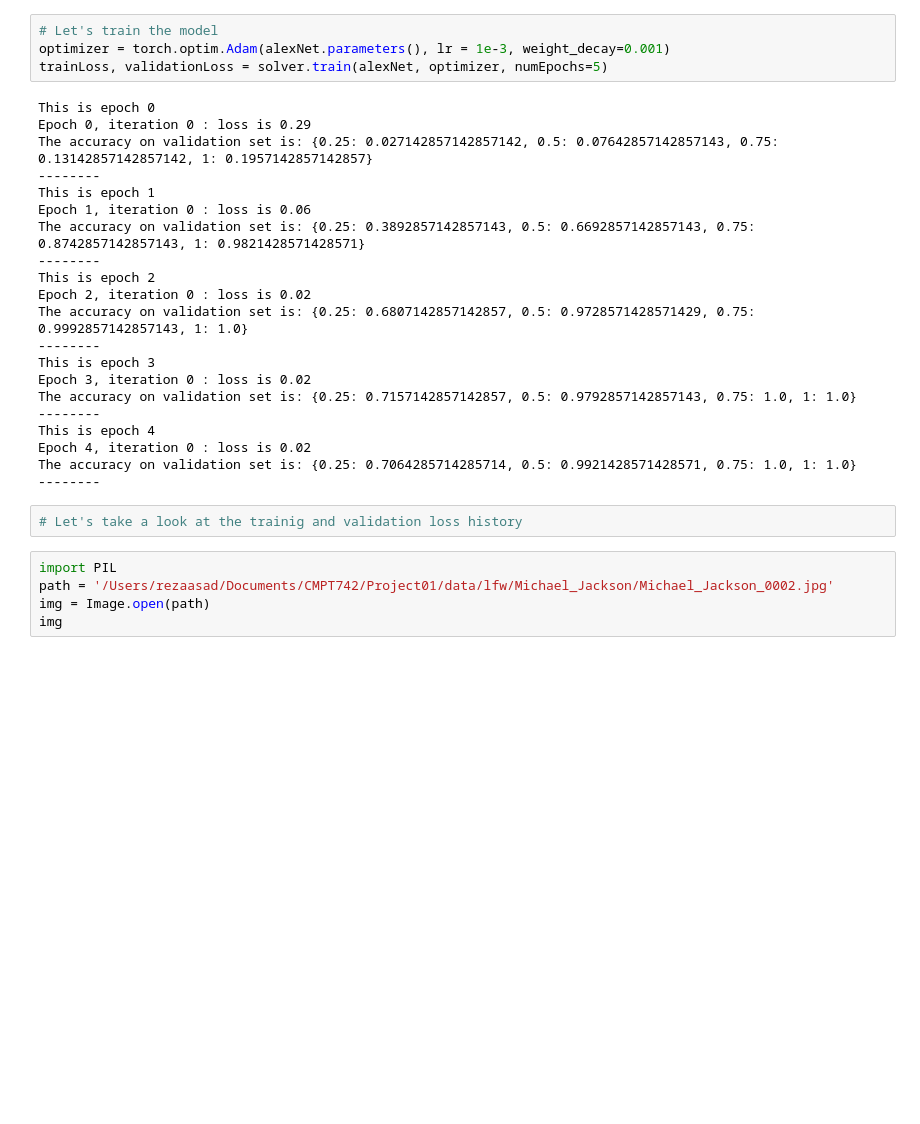
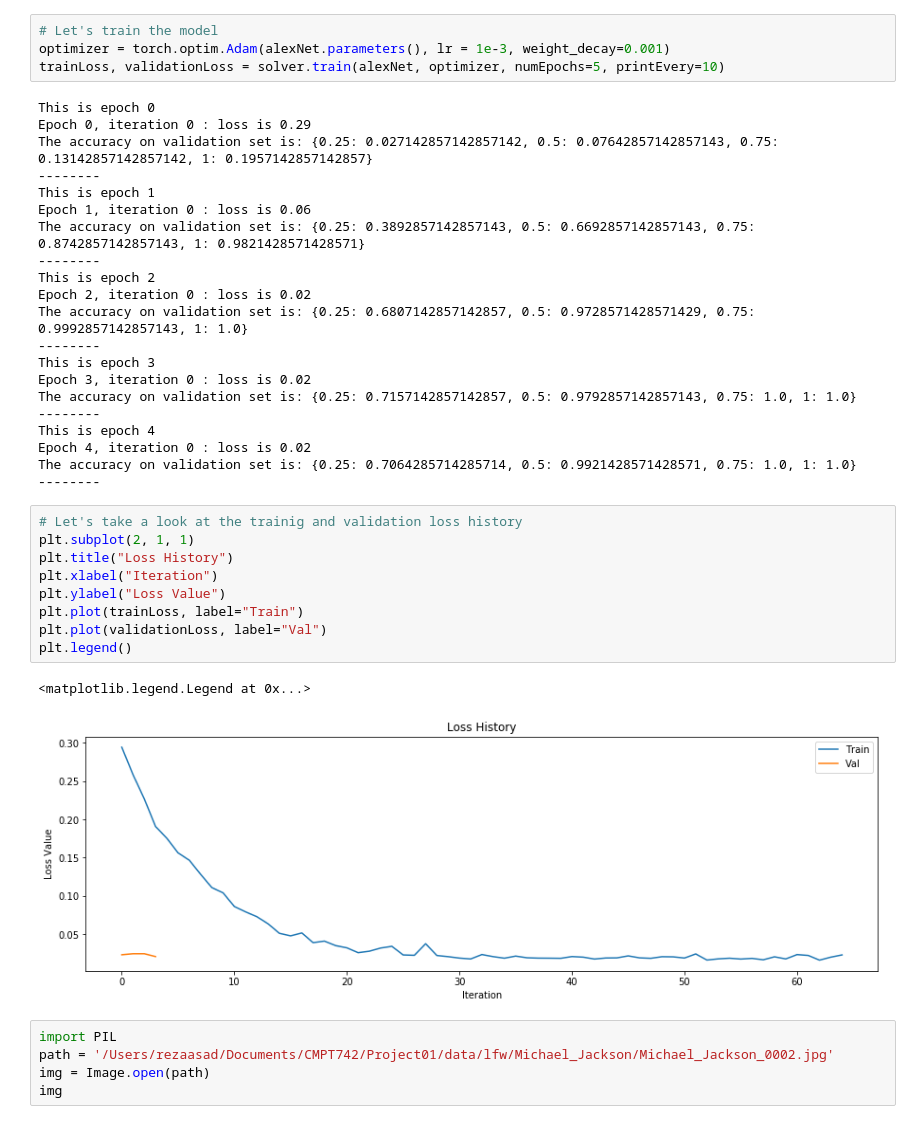
Before and after one commit to reza-asad/Facial-Landmark-Regression, a Jupyter notebook: FacialLandmarkDetection.ipynb, the cells around one changed output. Saved outputs shown, nothing was run; the diff lists cells and outputs as text; blank space fills up the shorter version.

Commit message:
Plotted the training and validation loss on the overfitted dataset.

```diff
--- a/FacialLandmarkDetection.ipynb
+++ b/FacialLandmarkDetection.ipynb
@@ -153,7 +153,7 @@ alexNet.classifier = model
 # %%
 # Let's train the model
 optimizer = torch.optim.Adam(alexNet.parameters(), lr = 1e-3, weight_decay=0.001)
-trainLoss, validationLoss = solver.train(alexNet, optimizer, numEpochs=5)
+trainLoss, validationLoss = solver.train(alexNet, optimizer, numEpochs=5, printEvery=10)
 # %% [output]
 This is epoch 0
 Epoch 0, iteration 0 : loss is 0.29
@@ -177,6 +177,16 @@ The accuracy on validation set is: {0.25: 0.7064285714285714, 0.5: 0.99214285714
 --------
 # %%
 # Let's take a look at the trainig and validation loss history
+plt.subplot(2, 1, 1)
+plt.title("Loss History")
+plt.xlabel("Iteration")
+plt.ylabel("Loss Value")
+plt.plot(trainLoss, label="Train")
+plt.plot(validationLoss, label="Val")
+plt.legend()
+# %% [output]
+<matplotlib.legend.Legend at 0x...>
+[figure, added]
 # %%
 import PIL
 path = '/Users/rezaasad/Documents/CMPT742/Project01/data/lfw/Michael_Jackson/Michael_Jackson_0002.jpg'
```
